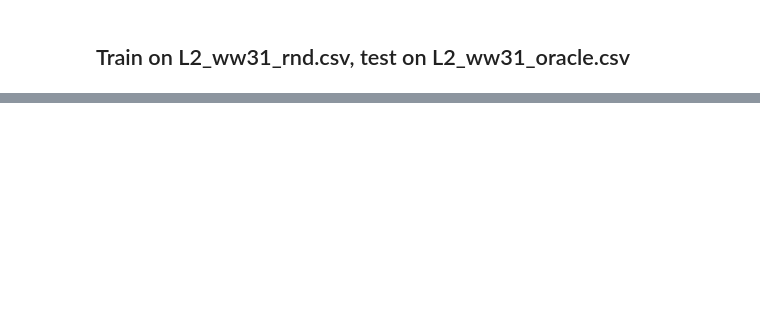
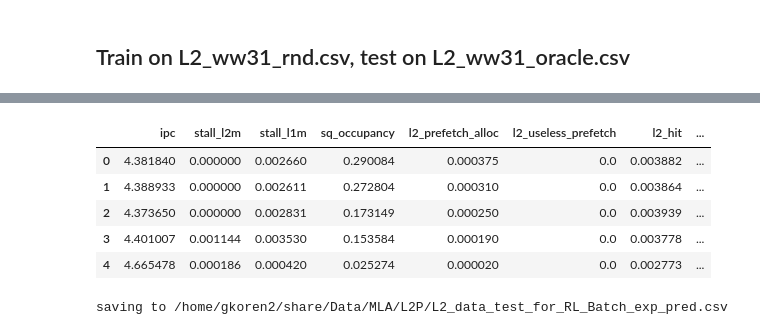
Before and after one commit to guyk1971/stable-baselines, a Jupyter notebook: my_colabs/eval_dbcq.ipynb, the cells around one changed output, grey strips where cells are left out. Drawn from its saved outputs; the diff is of its cells as text; code cells hidden in the pictures; blank space fills up the shorter version.

```diff
--- a/my_colabs/eval_dbcq.ipynb
+++ b/my_colabs/eval_dbcq.ipynb
@@ -120,0 +144,4 @@ plt.hist(y2_pred[0],bins=4)
+# %%
+# perform the predictions
+y_pred=model.predict(X,deterministic=True)
+plt.hist(y_pred[0],bins=[b+0.5 for b in range(-1,4)])
@@ -120,0 +158,5 @@ plt.hist(y2_pred[0],bins=4)
+# %%
+# load the experience file without scaling (simply by running etl4rl.py without the -s option)
+data_file_name =  '/home/gkoren2/share/Data/MLA/L2P/L2_data_test_for_RL_Batch_exp.csv'
+data=load_experience_traj(data_file_name)
+data['obs'].shape
@@ -120,0 +166,5 @@ plt.hist(y2_pred[0],bins=4)
+# %%
+# load the original column names from the original file
+input_file = os.path.join(data_path,'L2_data_test_for_RL_Batch.csv')
+df=pd.read_csv(input_file,index_col=0,nrows=1)
+df.columns
@@ -120,0 +175,4 @@ plt.hist(y2_pred[0],bins=4)
+# %%
+# create the columns for the results file
+cols=list(df.columns)[-7:]+['rl_predictions']
+cols
@@ -120,0 +188,18 @@ plt.hist(y2_pred[0],bins=4)
+# %%
+# create the dataframe of the results
+pred_df=pd.DataFrame(np.concatenate([data['obs'],y_pred[0][:,None]],axis=-1),columns=cols)
+pred_df.head()
+# %% [output]
+|  | ipc | stall_l2m | stall_l1m | sq_occupancy | l2_prefetch_alloc | l2_useless_prefetch | l2_hit | ... |
+| 0 | 4.381840 | 0.000000 | 0.002660 | 0.290084 | 0.000375 | 0.0 | 0.003882 | ... |
+| 1 | 4.388933 | 0.000000 | 0.002611 | 0.272804 | 0.000310 | 0.0 | 0.003864 | ... |
+| 2 | 4.373650 | 0.000000 | 0.002831 | 0.173149 | 0.000250 | 0.0 | 0.003939 | ... |
+| 3 | 4.401007 | 0.001144 | 0.003530 | 0.153584 | 0.000190 | 0.0 | 0.003778 | ... |
+| 4 | 4.665478 | 0.000186 | 0.000420 | 0.025274 | 0.000020 | 0.0 | 0.002773 | ... |
+# %%
+# pred_file_name=os.path.splitext(data_file_name)[0]+'_pred.csv'        # uncomment if you didnt use the scaled file
+pred_file_name=os.path.splitext(data_file_name)[0]+'_scaled_pred.csv'   # uncomment if you used the scaled file
+print('saving to '+pred_file_name)
+pred_df.to_csv(pred_file_name,index=False)
+# %% [output]
+saving to /home/gkoren2/share/Data/MLA/L2P/L2_data_test_for_RL_Batch_exp_pred.csv
```
Also changed, not shown: parts of 22 cells of this notebook.
